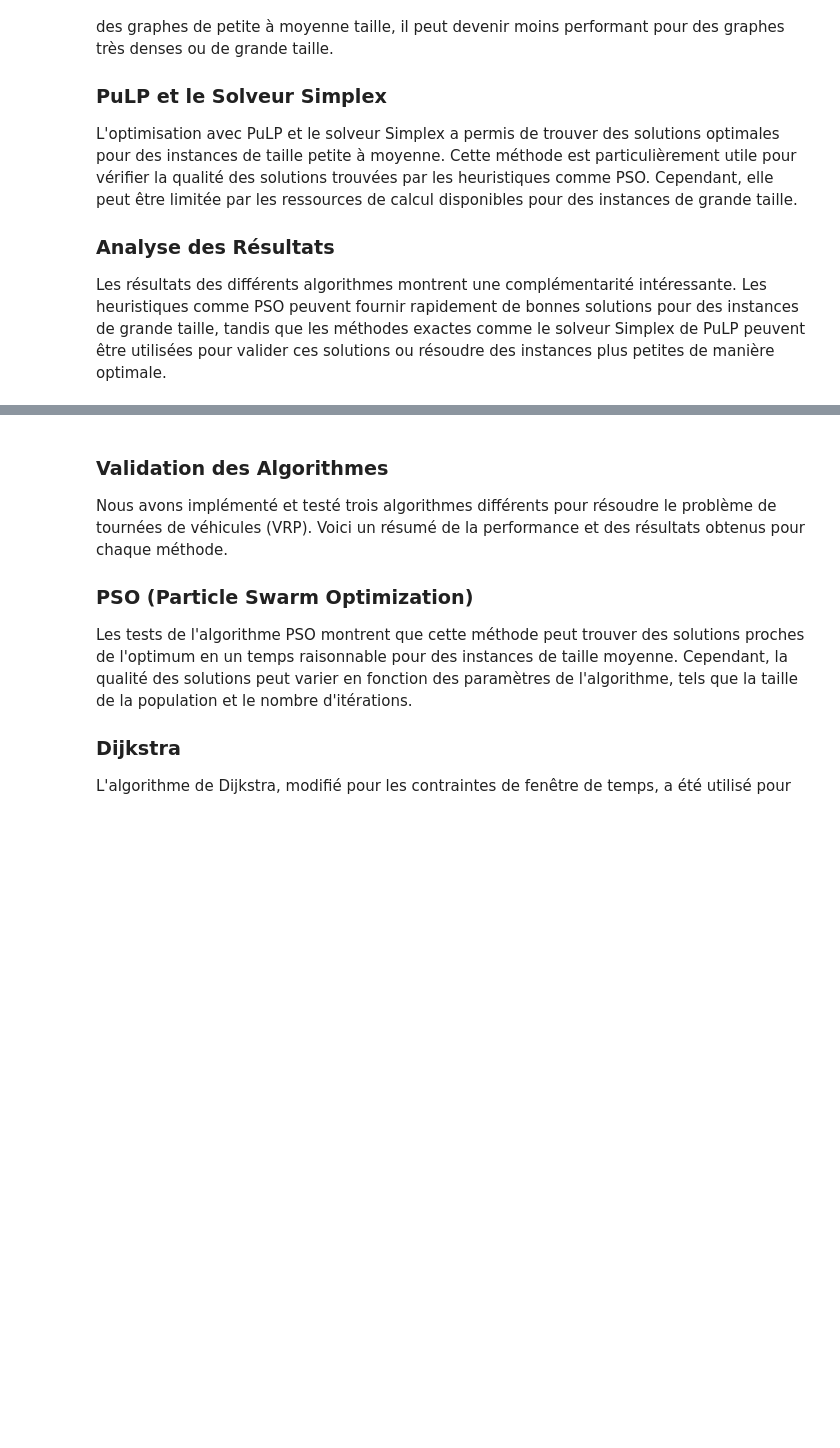
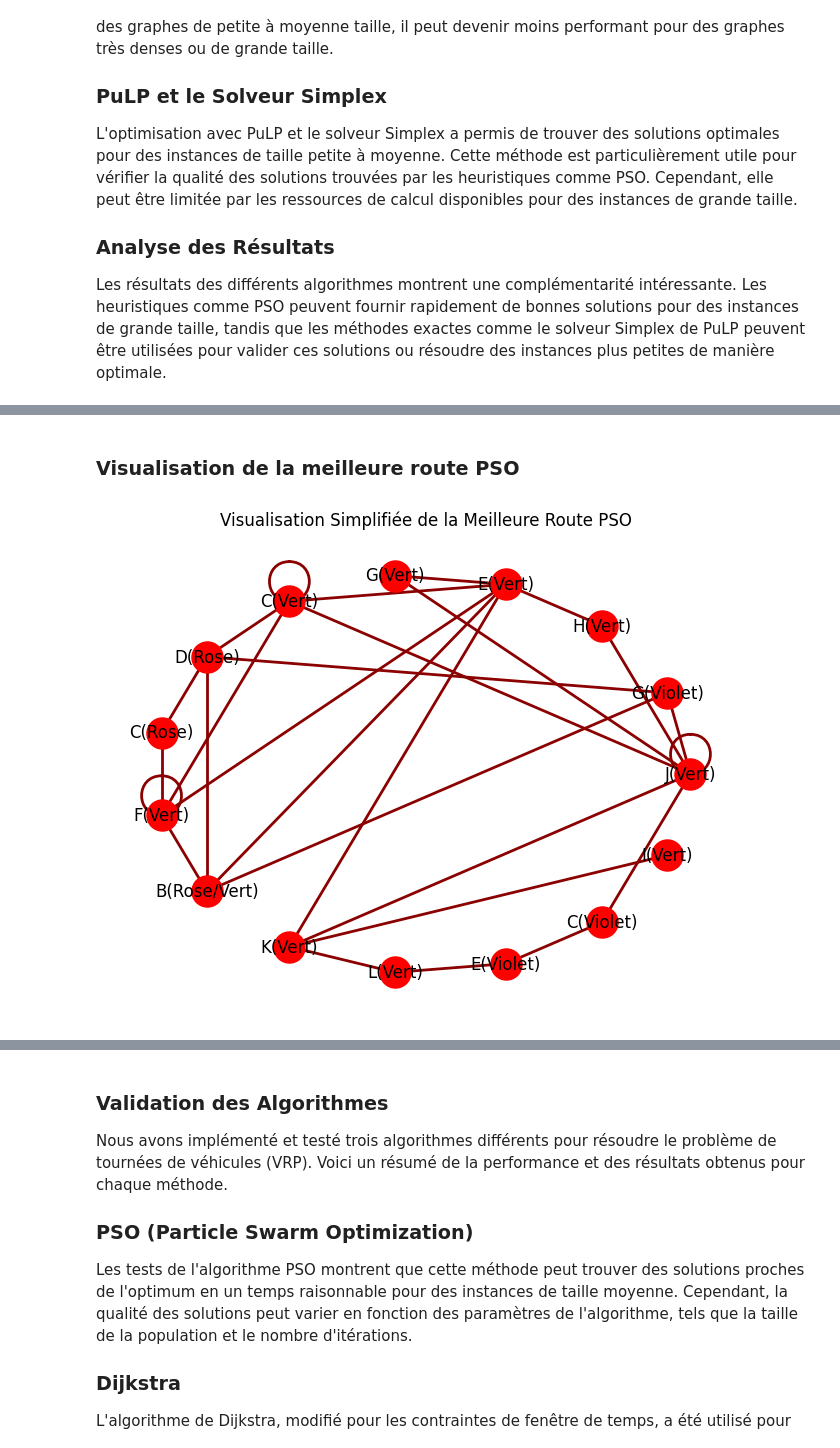
Before and after one commit to AirG213/Projet-Recherche-Operationnelle, a Jupyter notebook: Livrable2.ipynb, the cells around one changed output, grey strips where cells are left out. Saved outputs shown, nothing was run; the diff lists cells and outputs as text; code cells hidden in the pictures; blank space fills up the shorter version.

```diff
--- a/Livrable2.ipynb
+++ b/Livrable2.ipynb
@@ -257,14 +248,14 @@ Distances from start: {0: 0, 1: 1, 2: 2, 3: 3, 4: 4, 5: 5, 6: 6, 7: 7, 8: 8, 9:
 ### Optimisation avec PuLP et le Solveur Simplex
 # %%
 import pulp
-import numpy as np
 
 # Définition des données du problème
-cities = ["A", "B", "C", "D", "E"]
+cities = list(G.nodes)
 num_cities = len(cities)
-distances = np.random.randint(10, 100, size=(num_cities, num_cities))
 vehicle_capacity = 100
-demands = [0, 10, 20, 30, 40]  # demande de chaque ville (le dépôt a une demande de 0)
+
+# Générer des demandes aléatoires pour chaque ville (le dépôt a une demande de 0)
+demands = [0] + [random.randint(10, 40) for _ in range(num_cities - 1)]
 num_vehicles = 2
 
 # Création du modèle de problème
@@ -302,16 +293,20 @@ for i in range(1, num_cities):
 # Résolution du problème
 model.solve()
 
-# Affichage des résultats
+# Vérification du statut de la solution
+print("Statut de la solution:", pulp.LpStatus[model.status])
+
+# Extraction des routes
+pulp_routes = []
 if pulp.LpStatus[model.status] == 'Optimal':
-    print("Solution optimale trouvée")
     for k in range(num_vehicles):
         route = []
         for i in range(num_cities):
             for j in range(num_cities):
                 if pulp.value(x[(i, j, k)]) == 1:
-                    route.append((i, j))
-        print(f"Route du véhicule {k + 1}: {route}")
+                    route.append((cities[i], cities[j]))
+        pulp_routes.append(route)
+    print("Routes trouvées par PuLP:", pulp_routes)
 else:
     print("Pas de solution optimale trouvée")
 # %% [output]
@@ -588,0 +449,26 @@ else:
+# %% [markdown]
+### Visualisation de la meilleure route PSO
+# %%
+import matplotlib.pyplot as plt
+import networkx as nx
+
+def visualize_best_route_only(G, best_route_names):
+    # Créer un sous-graphe avec uniquement la meilleure route
+    H = nx.Graph()
+    route_nodes = set(best_route_names)
+    for i in range(len(best_route_names) - 1):
+        if best_route_names[i] in route_nodes and best_route_names[i+1] in route_nodes:
+            H.add_edge(best_route_names[i], best_route_names[i+1])
+
+    # Utiliser un layout circulaire pour mieux visualiser le chemin
+    pos = nx.circular_layout(H)
+
+    # Dessiner uniquement la meilleure route
+    nx.draw(H, pos, with_labels=True, node_color='red', edge_color='darkred', node_size=500, width=2)
+    plt.title("Visualisation Simplifiée de la Meilleure Route PSO")
+    plt.show()
+
+# Exécuter la visualisation simplifiée
+visualize_best_route_only(G, best_route)
+# %% [output]
+[figure, added]
```
Also changed, not shown: parts of 17 cells of this notebook.
